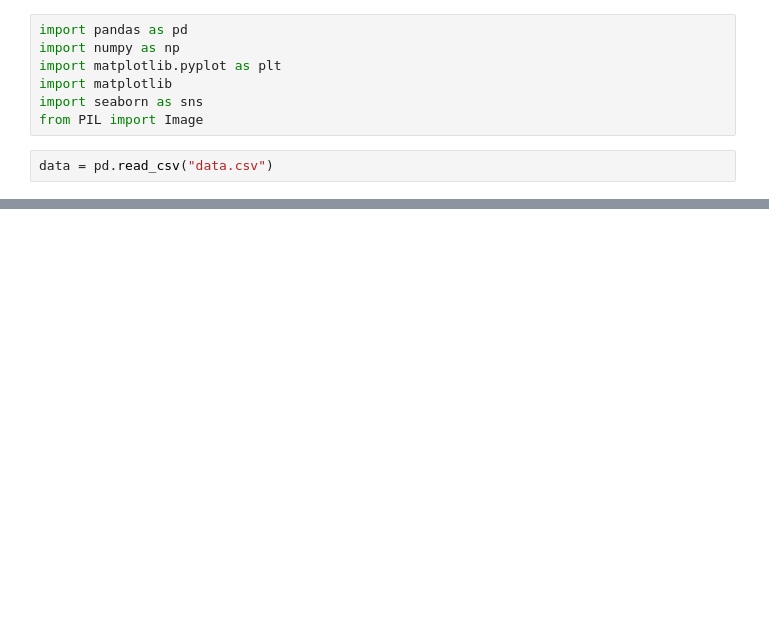
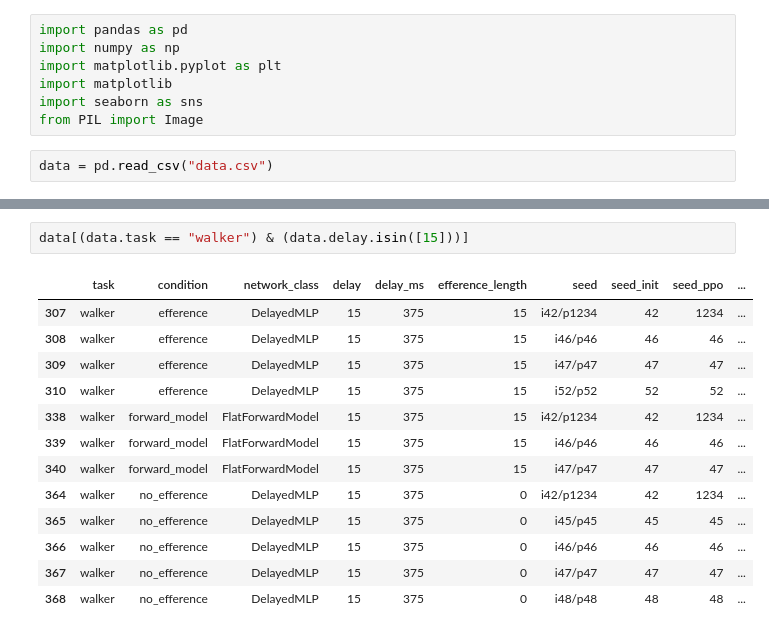
Before and after one commit to emiwar/vnl-experiments, a Jupyter notebook: analysis/dm_control_suite/three-arm-overview/plots.ipynb, the cells around one changed output, grey strips where cells are left out. Drawn from its saved outputs; the diff is of its cells as text; blank space fills up the shorter version.

```diff
--- a/analysis/dm_control_suite/three-arm-overview/plots.ipynb
+++ b/analysis/dm_control_suite/three-arm-overview/plots.ipynb
@@ -101,0 +102,16 @@ plt.show()
+# %%
+data[(data.task == "walker") & (data.delay.isin([15]))]
+# %% [output]
+|  | task | condition | network_class | delay | delay_ms | efference_length | seed | seed_init | seed_ppo | ... |
+| 307 | walker | efference | DelayedMLP | 15 | 375 | 15 | i42/p1234 | 42 | 1234 | ... |
+| 308 | walker | efference | DelayedMLP | 15 | 375 | 15 | i46/p46 | 46 | 46 | ... |
+| 309 | walker | efference | DelayedMLP | 15 | 375 | 15 | i47/p47 | 47 | 47 | ... |
+| 310 | walker | efference | DelayedMLP | 15 | 375 | 15 | i52/p52 | 52 | 52 | ... |
+| 338 | walker | forward_model | FlatForwardModel | 15 | 375 | 15 | i42/p1234 | 42 | 1234 | ... |
+| 339 | walker | forward_model | FlatForwardModel | 15 | 375 | 15 | i46/p46 | 46 | 46 | ... |
+| 340 | walker | forward_model | FlatForwardModel | 15 | 375 | 15 | i47/p47 | 47 | 47 | ... |
+| 364 | walker | no_efference | DelayedMLP | 15 | 375 | 0 | i42/p1234 | 42 | 1234 | ... |
+| 365 | walker | no_efference | DelayedMLP | 15 | 375 | 0 | i45/p45 | 45 | 45 | ... |
+| 366 | walker | no_efference | DelayedMLP | 15 | 375 | 0 | i46/p46 | 46 | 46 | ... |
+| 367 | walker | no_efference | DelayedMLP | 15 | 375 | 0 | i47/p47 | 47 | 47 | ... |
+| 368 | walker | no_efference | DelayedMLP | 15 | 375 | 0 | i48/p48 | 48 | 48 | ... |
```
Also changed, not shown: parts of 2 cells of this notebook, 8 other files.
